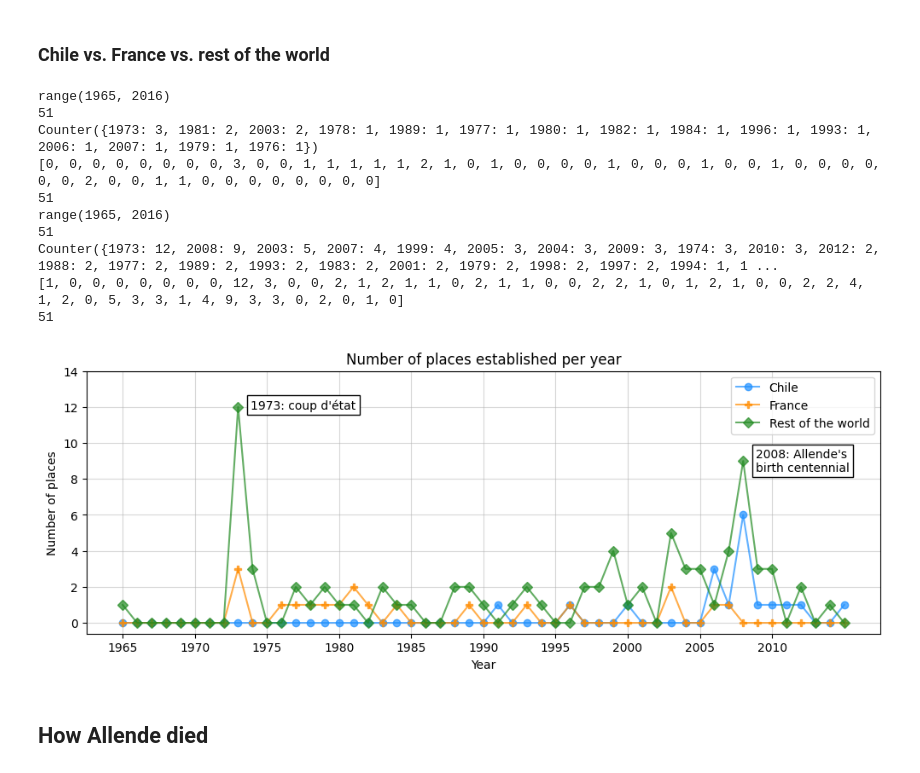
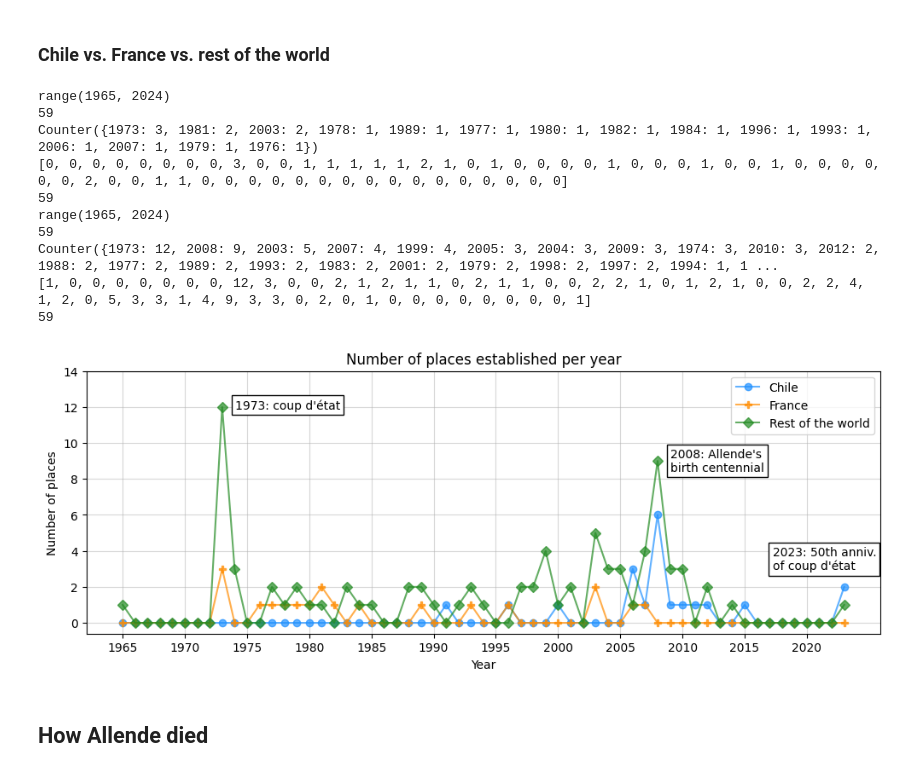
Before and after one commit to jamiegcan/a-place-for-salvador-allende, a Jupyter notebook: src/a_place_for_salvador_allende_data_visualizations.ipynb, the cells around one changed output. Cells and saved outputs as stored; diff of their text form; code cells hidden in the pictures.

```diff
--- a/src/a_place_for_salvador_allende_data_visualizations.ipynb
+++ b/src/a_place_for_salvador_allende_data_visualizations.ipynb
@@ -631,43 +635,45 @@ for x in x_non_chile_france:
 print(y_non_chile_france)
 print(len(y_non_chile_france))
 
 
 # convert x and y axes into numpy arrays for plt's use
 x_france = np.array(x_france)
 y_france = np.array(y_france)
 
 x_non_chile_france = np.array(x_non_chile_france)
 y_non_chile_france = np.array(y_non_chile_france)
 
 # now create the plot
 plt.figure(figsize=(12,4))
 plt.plot(x_chile, y_chile, marker='o', alpha=0.7, label='Chile', color=colors_chile_vs_world[0])
 plt.plot(x_france, y_france, marker='P', alpha=0.7, label='France', color=colors_chile_vs_world[1])
 plt.plot(x_non_chile_france, y_non_chile_france, marker='D', alpha=0.7, label='Rest of the world', color=colors_chile_vs_world[2])
-plt.xticks(np.arange(1965, 2015, step=5))
+plt.xticks(np.arange(1965, 2023, step=5))
 plt.yticks(np.arange(0, 15, step=2))
 plt.grid(alpha=0.5)
 plt.title('Number of places established per year')
 plt.xlabel('Year')
 plt.ylabel('Number of places')
 plt.annotate('1973: coup d\'état', xy=(1973,12), textcoords='offset pixels', xytext=(15,-2), bbox=dict(boxstyle="square,pad=0.3",
                       facecolor="white"))
 plt.annotate('2008: Allende\'s\nbirth centennial', xy=(2008,9), textcoords='offset pixels', xytext=(15,-12), bbox=dict(boxstyle="square,pad=0.3",
                       facecolor="white"))
+plt.annotate('2023: 50th anniv.\nof coup d\'état', xy=(2023,2), textcoords='offset pixels', xytext=(-84,20), bbox=dict(boxstyle="square,pad=0.3",
+                      facecolor="white"))
 plt.legend(loc='upper right')
 plt.show()
 # %% [output]
-range(1965, 2016)
-51
+range(1965, 2024)
+59
 Counter({1973: 3, 1981: 2, 2003: 2, 1978: 1, 1989: 1, 1977: 1, 1980: 1, 1982: 1, 1984: 1, 1996: 1, 1993: 1, 2006: 1, 2007: 1, 1979: 1, 1976: 1})
-[0, 0, 0, 0, 0, 0, 0, 0, 3, 0, 0, 1, 1, 1, 1, 1, 2, 1, 0, 1, 0, 0, 0, 0, 1, 0, 0, 0, 1, 0, 0, 1, 0, 0, 0, 0, 0, 0, 2, 0, 0, 1, 1, 0, 0, 0, 0, 0, 0, 0, 0]
-51
-range(1965, 2016)
-51
+[0, 0, 0, 0, 0, 0, 0, 0, 3, 0, 0, 1, 1, 1, 1, 1, 2, 1, 0, 1, 0, 0, 0, 0, 1, 0, 0, 0, 1, 0, 0, 1, 0, 0, 0, 0, 0, 0, 2, 0, 0, 1, 1, 0, 0, 0, 0, 0, 0, 0, 0, 0, 0, 0, 0, 0, 0, 0, 0]
+59
+range(1965, 2024)
+59
 Counter({1973: 12, 2008: 9, 2003: 5, 2007: 4, 1999: 4, 2005: 3, 2004: 3, 2009: 3, 1974: 3, 2010: 3, 2012: 2, 1988: 2, 1977: 2, 1989: 2, 1993: 2, 1983: 2, 2001: 2, 1979: 2, 1998: 2, 1997: 2, 1994: 1, 1 ...
-[1, 0, 0, 0, 0, 0, 0, 0, 12, 3, 0, 0, 2, 1, 2, 1, 1, 0, 2, 1, 1, 0, 0, 2, 2, 1, 0, 1, 2, 1, 0, 0, 2, 2, 4, 1, 2, 0, 5, 3, 3, 1, 4, 9, 3, 3, 0, 2, 0, 1, 0]
-51
+[1, 0, 0, 0, 0, 0, 0, 0, 12, 3, 0, 0, 2, 1, 2, 1, 1, 0, 2, 1, 1, 0, 0, 2, 2, 1, 0, 1, 2, 1, 0, 0, 2, 2, 4, 1, 2, 0, 5, 3, 3, 1, 4, 9, 3, 3, 0, 2, 0, 1, 0, 0, 0, 0, 0, 0, 0, 0, 1]
+59
-[figure, old version]
+[figure, new version]
 # %% [markdown]
 ## How Allende died
 # %%
```
Also changed, not shown: parts of 12 cells of this notebook, 41 other files.
